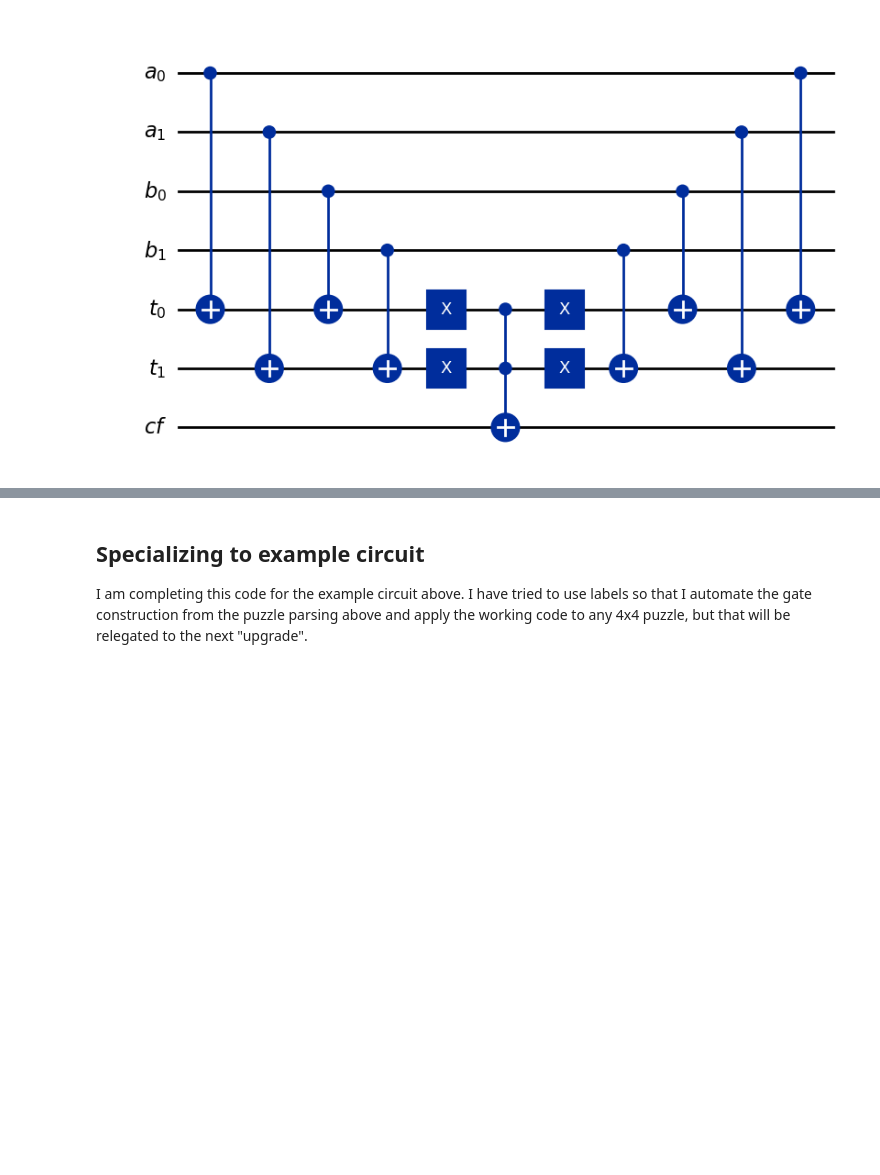
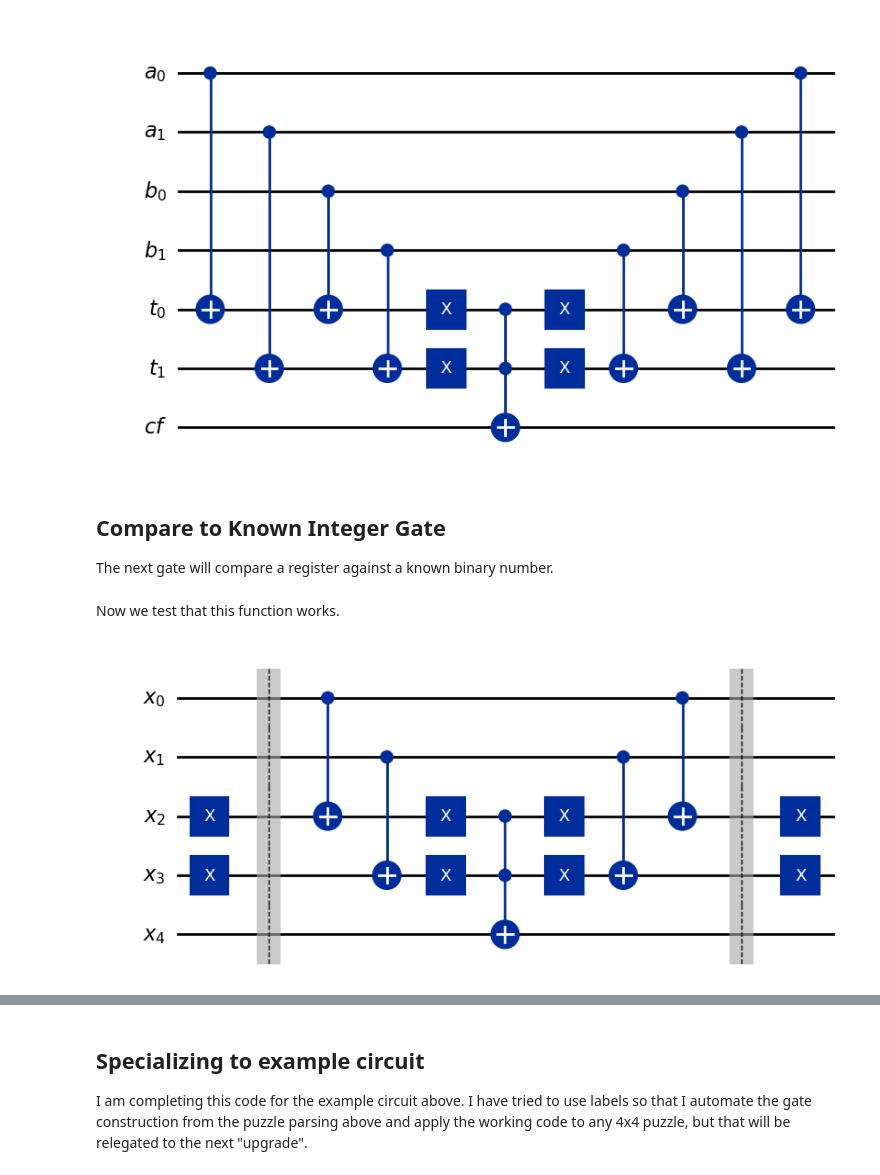
Before and after one commit to jenfns/ErdosQuantum_FirstProject, a Jupyter notebook: Sudoku_Solver.ipynb, the cells around one changed output, grey strips where cells are left out. Cells and saved outputs as stored; diff of their text form; code cells hidden in the pictures; blank space fills up the shorter version.

```diff
--- a/Sudoku_Solver.ipynb
+++ b/Sudoku_Solver.ipynb
@@ -144,3 +151,6 @@ CompReg = compare_qubits_circuit.to_gate()
 compare_qubits_circuit.draw("mpl")
 # %% [output]
 [figure]
+# %% [markdown]
+## Compare to Known Integer Gate
+The next gate will compare a register against a known binary number.
@@ -147,2 +215,11 @@ compare_qubits_circuit.draw("mpl")
+# %% [markdown]
+Now we test that this function works.
+# %%
+test_reg = QuantumRegister(5,"x")
+
+int_compare_test = (compare_to_int(3,test_reg))
+int_compare_test[1].draw("mpl")
+# %% [output]
+[figure, added]
 # %% [markdown]
 ## Recording found conflicts
```
Also changed, not shown: parts of 7 cells of this notebook.
